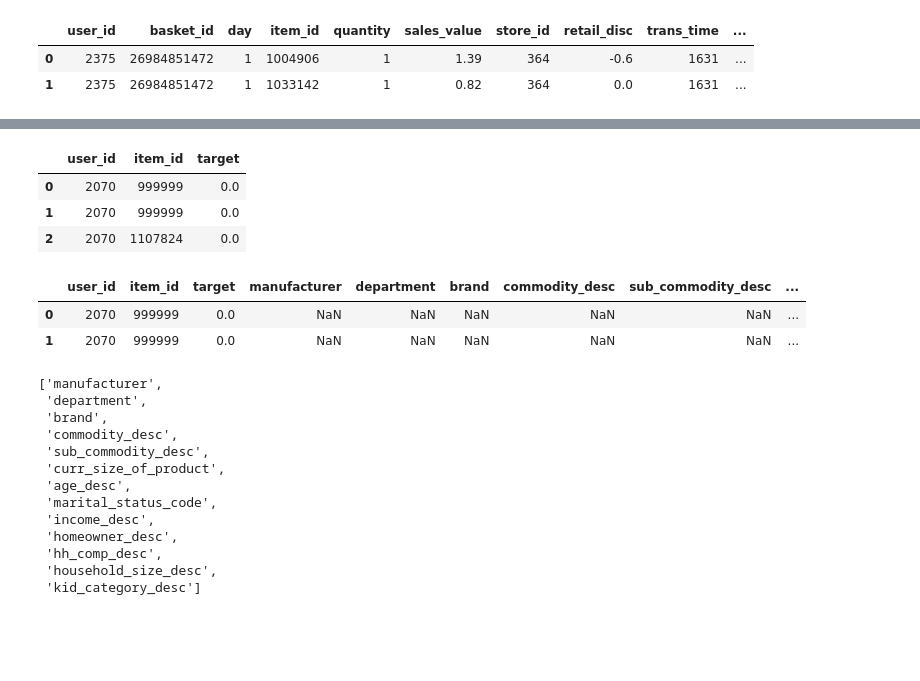
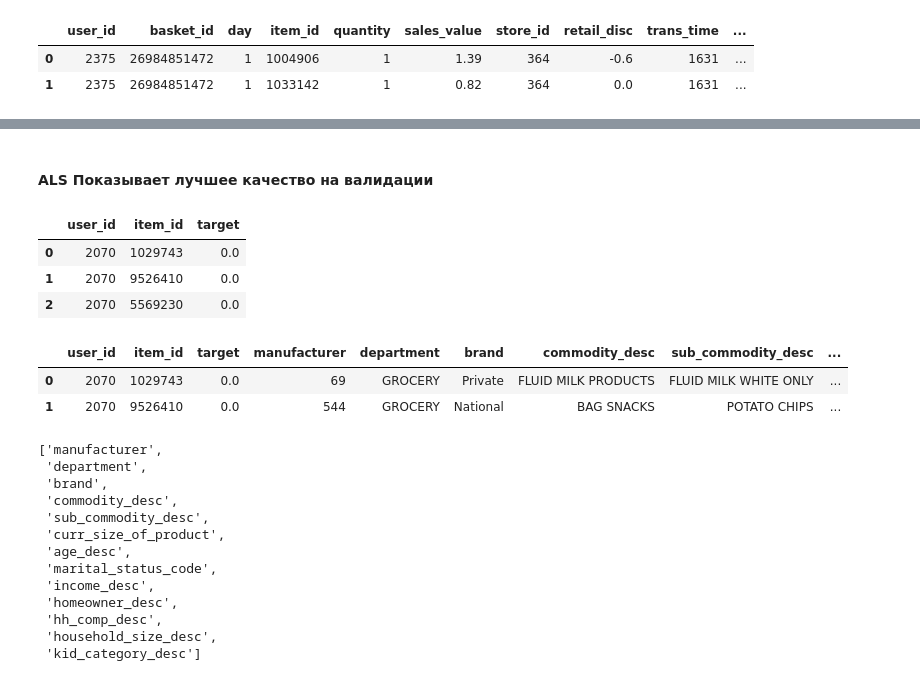
Before and after one commit to david-chulakov/Retail_recsys, a Jupyter notebook: main.ipynb, the cells around one changed output, grey strips where cells are left out. Saved outputs shown, nothing was run; the diff lists cells and outputs as text; code cells hidden in the pictures; blank space fills up the shorter version.

```diff
--- a/main.ipynb
+++ b/main.ipynb
@@ -115,46 +120,50 @@ metrics
+# %% [markdown]
+#### ALS Показывает лучшее качество на валидации
 # %%
+# Подготовка данных для обучения модели 2 уровня
 def get_data_for_lvl_2(data_train_lvl_2, data_train_lvl_1, recommender, N=50):
     users_lvl_2 = pd.DataFrame(data_train_lvl_2['user_id'].unique())
     users_lvl_2.columns = ['user_id']
 
     # Пока только warm start
     train_users = data_train_lvl_1['user_id'].unique()
     users_lvl_2 = users_lvl_2[users_lvl_2['user_id'].isin(train_users)]
 
-    users_lvl_2['candidates'] = users_lvl_2['user_id'].apply(lambda x: recommender.get_similar_items_recommendation(x, N=50))
+    users_lvl_2['candidates'] = users_lvl_2['user_id'].apply(lambda x: recommender.get_als_recommendations(x, N=50))
 
     s = users_lvl_2.apply(lambda x: pd.Series(x['candidates']), axis=1).stack().reset_index(level=1, drop=True)
     s.name = 'item_id'
 
     users_lvl_2 = users_lvl_2.drop('candidates', axis=1).join(s)
     users_lvl_2['flag'] = 1
 
 
     targets_lvl_2 = data_train_lvl_2[['user_id', 'item_id']].copy()
     targets_lvl_2['target'] = 1  # тут только покупки
 
     targets_lvl_2 = users_lvl_2.merge(targets_lvl_2, on=['user_id', 'item_id'], how='left')
 
     targets_lvl_2['target'].fillna(0, inplace= True)
     targets_lvl_2.drop('flag', axis=1, inplace=True)
     return targets_lvl_2
 
 targets_lvl_2 = get_data_for_lvl_2(data_train_lvl_2, data_train_lvl_1, recommender)
 targets_lvl_2.head(3)
 # %% [output]
 |  | user_id | item_id | target |
-| 0 | 2070 | 999999 | 0.0 |
-| 1 | 2070 | 999999 | 0.0 |
-| 2 | 2070 | 1107824 | 0.0 |
+| 0 | 2070 | 1029743 | 0.0 |
+| 1 | 2070 | 9526410 | 0.0 |
+| 2 | 2070 | 5569230 | 0.0 |
 # %%
+# Добавляем фичи пользователей и итемов
 targets_lvl_2 = targets_lvl_2.merge(item_features, on='item_id', how='left')
 targets_lvl_2 = targets_lvl_2.merge(user_features, on='user_id', how='left')
 
 targets_lvl_2.head(2)
 # %% [output]
 |  | user_id | item_id | target | manufacturer | department | brand | commodity_desc | sub_commodity_desc | ... |
-| 0 | 2070 | 999999 | 0.0 | NaN | NaN | NaN | NaN | NaN | ... |
-| 1 | 2070 | 999999 | 0.0 | NaN | NaN | NaN | NaN | NaN | ... |
+| 0 | 2070 | 1029743 | 0.0 | 69 | GROCERY | Private | FLUID MILK PRODUCTS | FLUID MILK WHITE ONLY | ... |
+| 1 | 2070 | 9526410 | 0.0 | 544 | GROCERY | National | BAG SNACKS | POTATO CHIPS | ... |
 # %%
 X_train = targets_lvl_2.drop('target', axis=1)
 y_train = targets_lvl_2[['target']]
```
Also changed, not shown: parts of 18 cells of this notebook, 1 other file.
